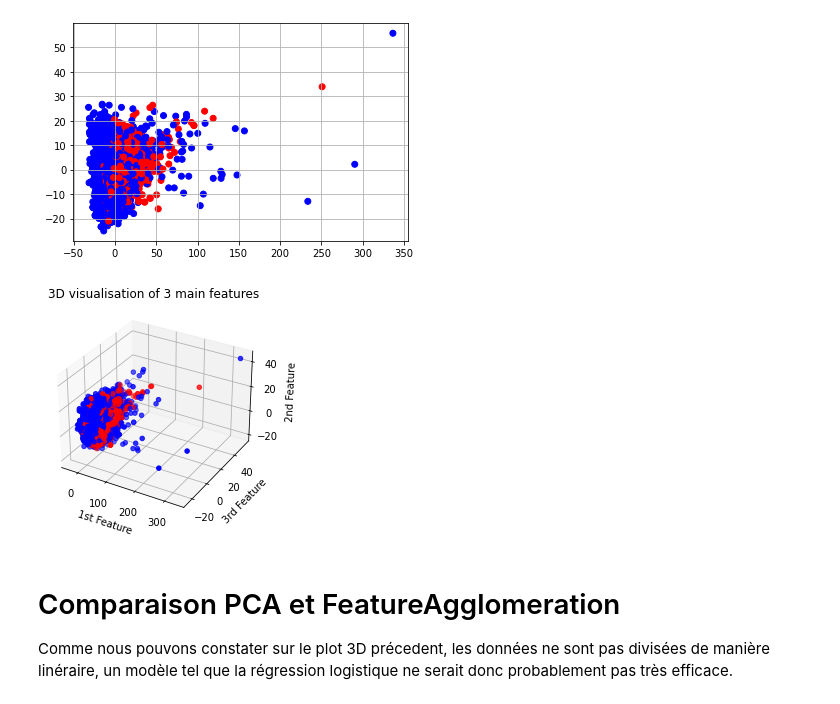
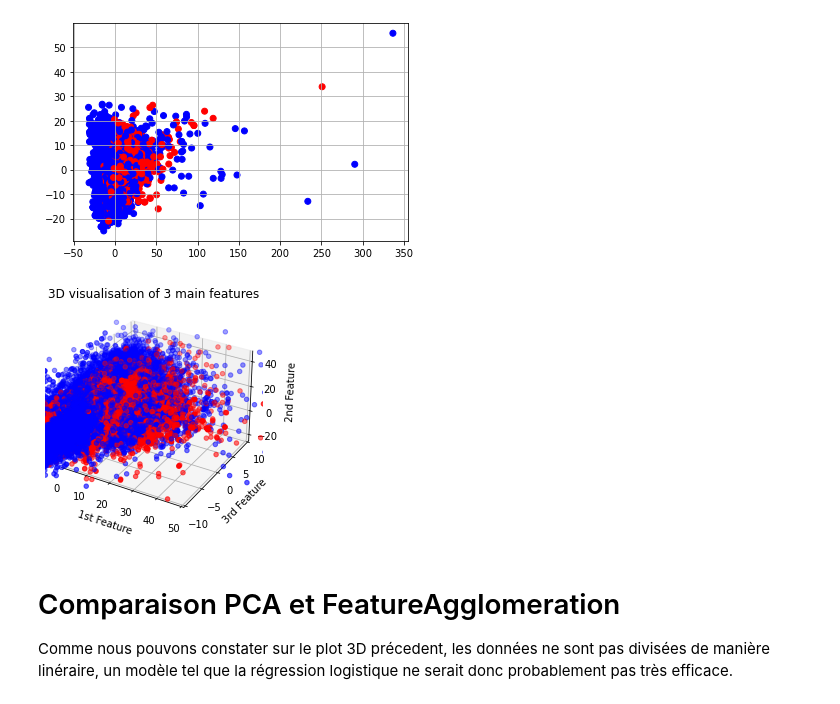
Before and after one commit to Aympab/ML-project, a Jupyter notebook: preprocessing.ipynb, the cells around one changed output. Saved outputs shown, nothing was run; the diff lists cells and outputs as text; code cells hidden in the pictures.

```diff
--- a/preprocessing.ipynb
+++ b/preprocessing.ipynb
@@ -66,27 +66,29 @@ plt.show()
 # %%
 from IPython.display import Image, set_matplotlib_formats
 # set_matplotlib_formats('svg')
 #PCA analysis
 pca = decomposition.PCA(n_components=3)
 pca.fit(X_scaled)
 
 X_pca = pca.transform(X_scaled)
 df = pd.DataFrame(X_pca)
 df.head(5)
 
 colors = y.replace({0:'b', 1:'r'}).values.flatten()
 fig = plt.figure()
 ax = fig.add_subplot(projection='3d')
 
 ax.scatter(df.iloc[:,0], df.iloc[:,1], df.iloc[:,2], c=colors[:])
 ax.set_title("3D visualisation of 3 main features")
 ax.set_xlabel("1st Feature")
 ax.set_zlabel("2nd Feature")
 ax.set_ylabel("3rd Feature")
+ax.set_xlim([0,50])
+ax.set_ylim([-10,10])
 ax.grid()
 # plt.plot(, 'bx')
 # %% [output]
-[figure, old version]
+[figure, new version]
 # %% [markdown]
 # Comparaison PCA et FeatureAgglomeration
 Comme nous pouvons constater sur le plot 3D précedent, les données ne sont pas divisées de manière linéraire, un modèle tel que la régression logistique ne serait donc probablement pas très efficace.
```
Also changed, not shown: 2 other files.
